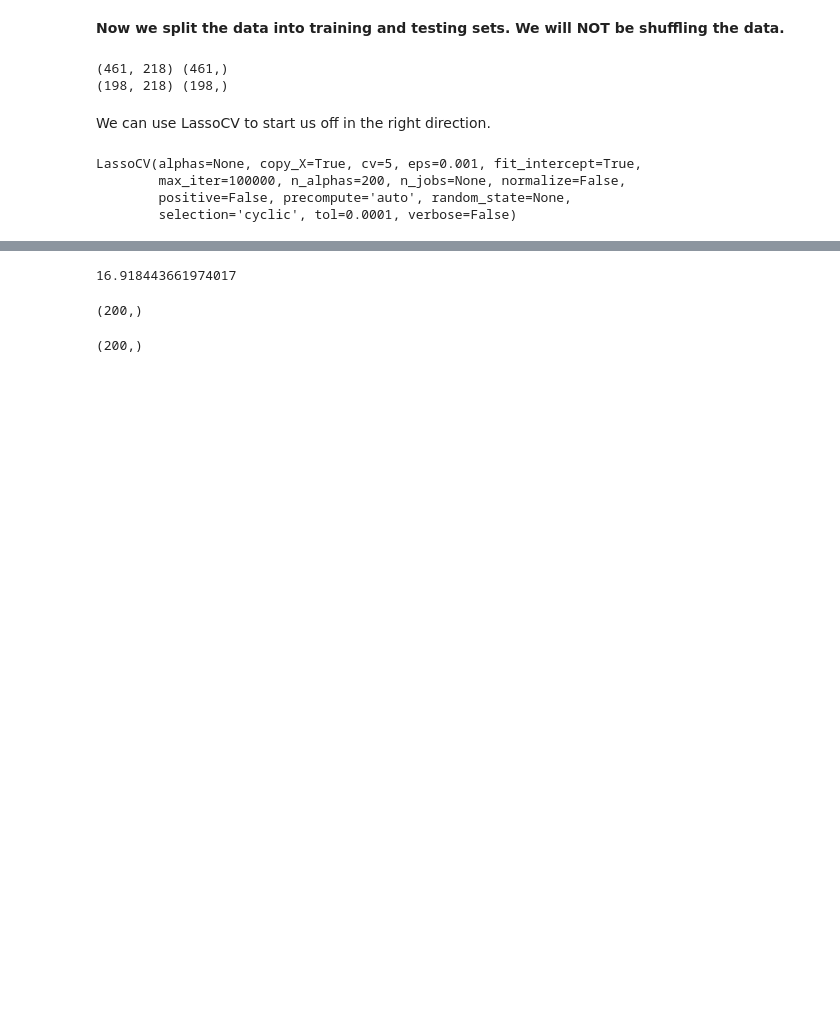
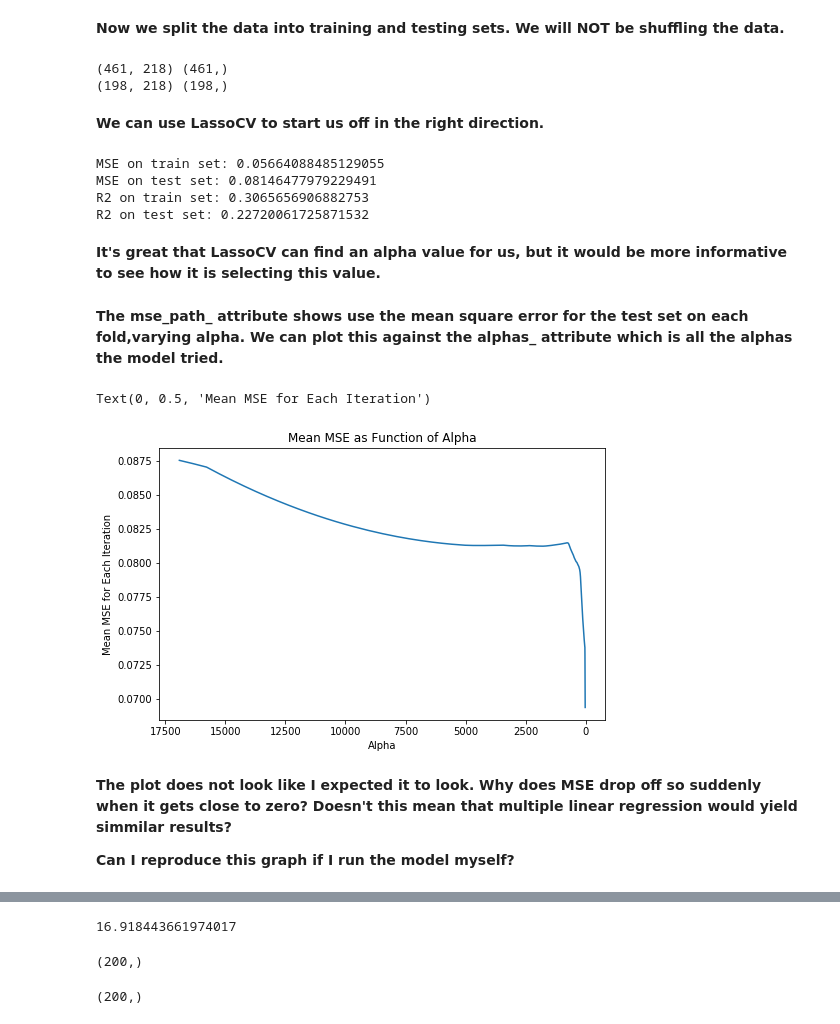
Before and after one commit to christopher-reed/CA-High-Value-Crops, a Jupyter notebook: Crop_Weather_EDA.ipynb, the cells around one changed output, grey strips where cells are left out. Cells and saved outputs as stored; diff of their text form; code cells hidden in the pictures; blank space fills up the shorter version.

```diff
--- a/Crop_Weather_EDA.ipynb
+++ b/Crop_Weather_EDA.ipynb
@@ -257,7 +310,0 @@ df_centered.head()
-# %%
-#Make a bunch of columns. One for each county.
-dummy_counties = pd.get_dummies(df_centered['County'])
-
-#Concat them to original df and rename to preserve original
-df_centered_fixed = pd.concat([df_centered, dummy_counties], axis = 1)
-df_centered_fixed.shape
@@ -470,7 +586,7 @@ print(X_test.shape, Y_test.shape)
 (461, 218) (461,)
 (198, 218) (198,)
 # %% [markdown]
-We can use LassoCV to start us off in the right direction.
+**We can use LassoCV to start us off in the right direction.**
 # %%
 from sklearn.linear_model import LassoCV
 from sklearn.metrics import mean_squared_error
@@ -480,11 +596,46 @@ lasso = Lasso(max_iter = 10000, normalize = False)
 
 #Not specifying alphas to see what LassoCV comes up with
 lassocv = LassoCV(alphas = None, n_alphas = 200, cv = 5, max_iter = 100000, normalize = False)
+lassocv.fit(X_train, Y_train)
 
-#Use training set
-lassocv.fit(X_train, Y_train)
+#Use lassoCV params in lasso model
+lasso.set_params(alpha=lassocv.alpha_)
+lasso.fit(X_train, Y_train)
+
+print('MSE on train set:', mean_squared_error(Y_train, lasso.predict(X_train)))
+print('MSE on test set:', mean_squared_error(Y_test, lasso.predict(X_test)))
+
+print('R2 on train set:', r2_score(Y_train, lasso.predict(X_train)))
+print('R2 on test set:', r2_score(Y_test, lasso.predict(X_test)))
 # %% [output]
-LassoCV(alphas=None, copy_X=True, cv=5, eps=0.001, fit_intercept=True,
-        max_iter=100000, n_alphas=200, n_jobs=None, normalize=False,
-        positive=False, precompute='auto', random_state=None,
-        selection='cyclic', tol=0.0001, verbose=False)
+MSE on train set: 0.05664088485129055
+MSE on test set: 0.08146477979229491
+R2 on train set: 0.3065656906882753
+R2 on test set: 0.22720061725871532
+# %% [markdown]
+**It's great that LassoCV can find an alpha value for us, but it would be more informative to see how it is selecting this value.**
+# %% [markdown]
+**The mse_path_ attribute shows use the mean square error for the test set on each fold,varying alpha. We can plot this against the alphas_ attribute which is all the alphas the model tried.**
+# %%
+#Mean MSE for each iteration (5 folds per iteration)
+mse = lassocv.mse_path_.mean(axis = 1)
+
+alphas = lassocv.alphas_
+# %%
+fig, ax = plt.subplots(figsize = (8,5))
+ax.plot(alphas,mse)
+
+#Reverse x axis
+ax.set_xlim(ax.get_xlim()[::-1])
+
+#Format
+plt.title('Mean MSE as Function of Alpha')
+plt.xlabel('Alpha')
+plt.ylabel('Mean MSE for Each Iteration')
+# %% [output]
+Text(0, 0.5, 'Mean MSE for Each Iteration')
+[figure, added]
+# %% [markdown]
+**The plot does not look like I expected it to look. Why does MSE drop off so suddenly when it gets close to zero? Doesn't this mean that multiple linear regression would yield simmilar results?**
+
+**Can I reproduce this graph if I run the model myself?**
```
Also changed, not shown: parts of 33 cells of this notebook.
